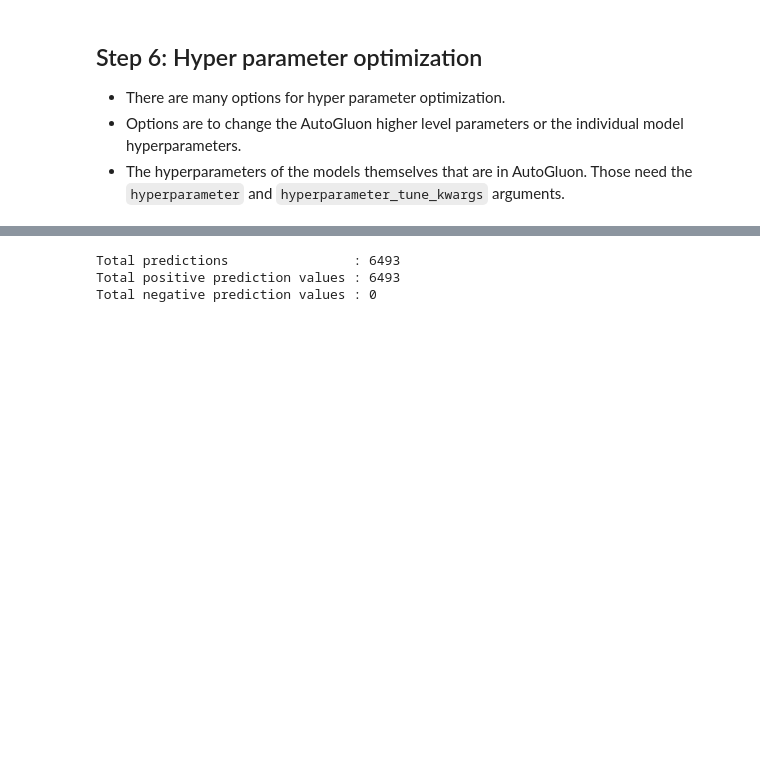
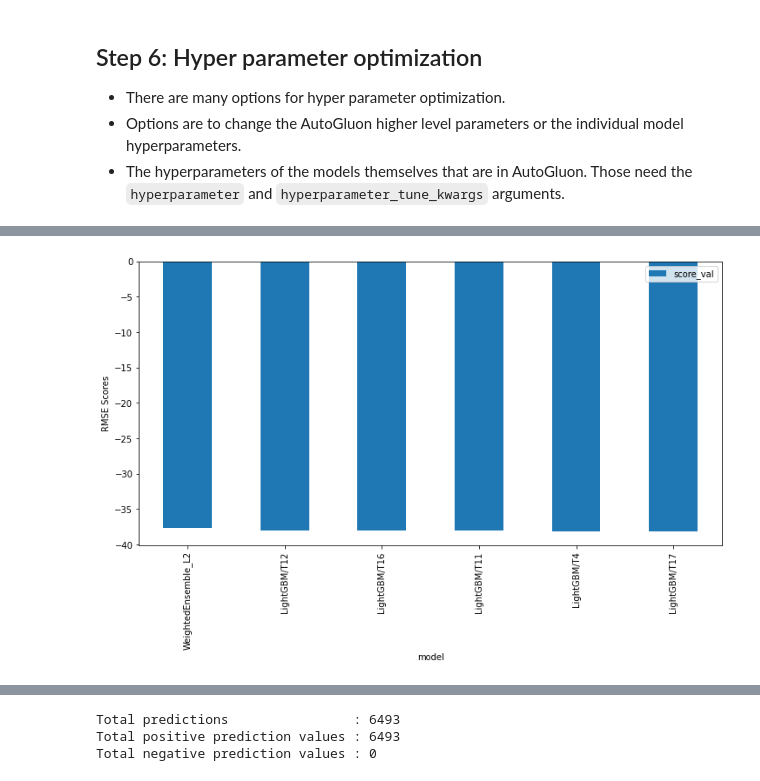
Before and after one commit to Kunal-Garg-12/ML_Fundamentals_Predict_Bike_Sharing_Demand_Autogluon, a Jupyter notebook: project-template.ipynb, the cells around one changed output, grey strips where cells are left out. Saved outputs shown, nothing was run; the diff lists cells and outputs as text; code cells hidden in the pictures; blank space fills up the shorter version.

```diff
--- a/project-template.ipynb
+++ b/project-template.ipynb
@@ -667,3 +749,7 @@ Plot summary of models saved to file: AutogluonModels/ag-20230610_150814/Summary
  3          2
  4          1
  5          5  }
+# %%
+# Output the model's `score_val` in a bar chart to compare performance
+leaderboard_new_hpo_df = pd.DataFrame(predictor_new_hpo.leaderboard(silent=True))
+leaderboard_new_hpo_df
@@ -670,3 +764,9 @@ Plot summary of models saved to file: AutogluonModels/ag-20230610_150814/Summary
+# %%
+leaderboard_new_hpo_df.plot(kind="bar", x="model", y="score_val", figsize=(12, 6))
+plt.ylabel("RMSE Scores")
+plt.show()
+# %% [output]
+[figure, added]
 # %%
 predictions_new_hpo = predictor_new_hpo.predict(test)
 predictions_new_hpo.head()
```
Also changed, not shown: parts of 21 cells of this notebook, 2 other files.
